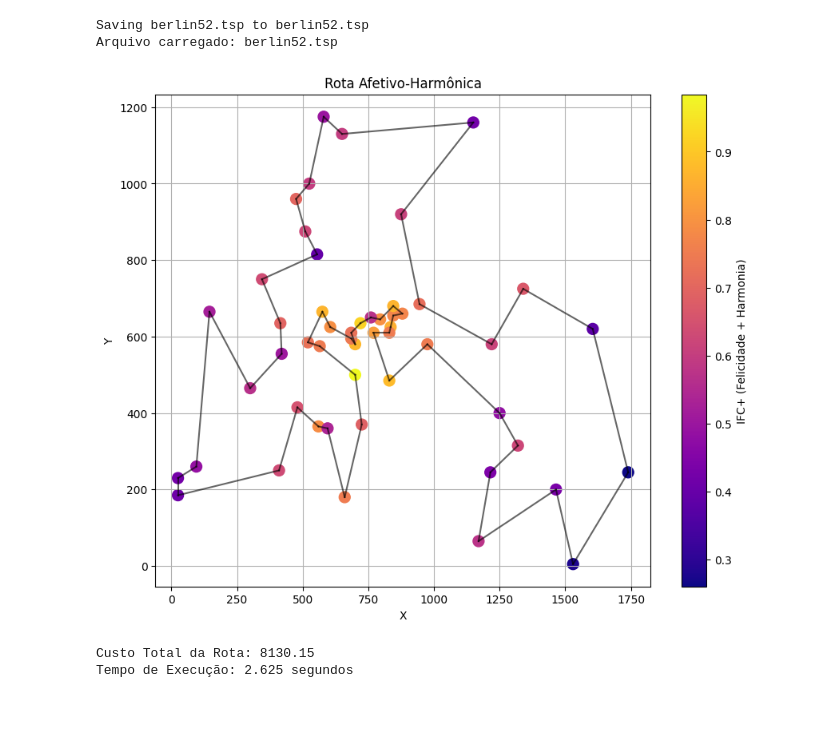
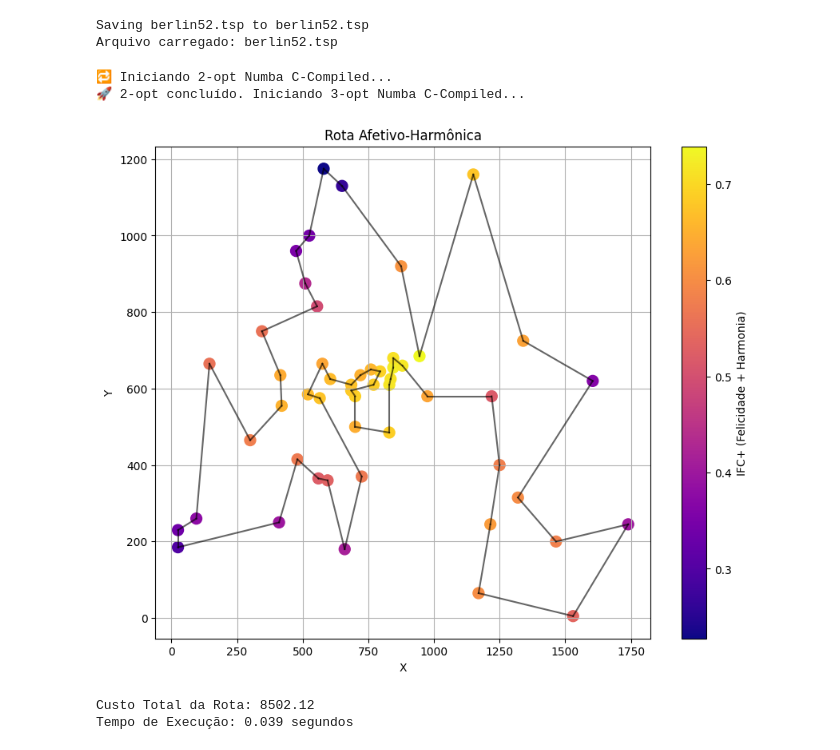
Before and after one commit to alvaro-alencar/TSP_Colapsador_Esmeralda_lote, a Jupyter notebook: TSP_SOLVER.ipynb, the cells around one changed output. Drawn from its saved outputs; the diff is of its cells as text; code cells hidden in the pictures; blank space fills up the shorter version.

```diff
--- a/TSP_SOLVER.ipynb
+++ b/TSP_SOLVER.ipynb
@@ -88,29 +208,30 @@ def solve_affective_harmonic_tsp(coords):
 # %%
-
 start_time = time.time()
 
 final_route, ifc_plus = solve_affective_harmonic_tsp(coords)
 
 exec_time = time.time() - start_time
-final_cost = total_cost(final_route, coords)
+final_cost = total_cost_njit(final_route, coords)
 
 plt.figure(figsize=(10, 8))
 for i in range(len(final_route)):
     start = coords[final_route[i]]
     end = coords[final_route[(i + 1) % len(final_route)]]
     plt.plot([start[0], end[0]], [start[1], end[1]], 'k-', alpha=0.6)
 
 plt.scatter(coords[:, 0], coords[:, 1], c=ifc_plus, cmap='plasma', s=100)
 plt.colorbar(label='IFC+ (Felicidade + Harmonia)')
 plt.title("Rota Afetivo-Harmônica")
 plt.xlabel("X")
 plt.ylabel("Y")
 plt.grid(True)
 plt.show()
 
 print(f"Custo Total da Rota: {final_cost:.2f}")
 print(f"Tempo de Execução: {exec_time:.3f} segundos")
 # %% [output]
+🔁 Iniciando 2-opt Numba C-Compiled...
+🚀 2-opt concluído. Iniciando 3-opt Numba C-Compiled...
-[figure, old version]
+[figure, new version]
-Custo Total da Rota: 8130.15
-Tempo de Execução: 2.625 segundos
+Custo Total da Rota: 8502.12
+Tempo de Execução: 0.039 segundos
```
Also changed, not shown: parts of 2 cells of this notebook.
